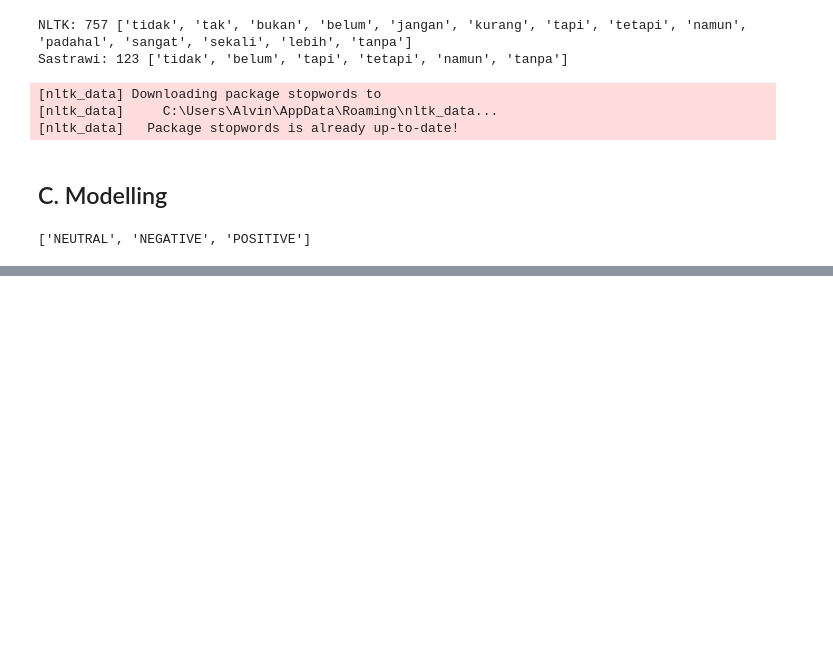
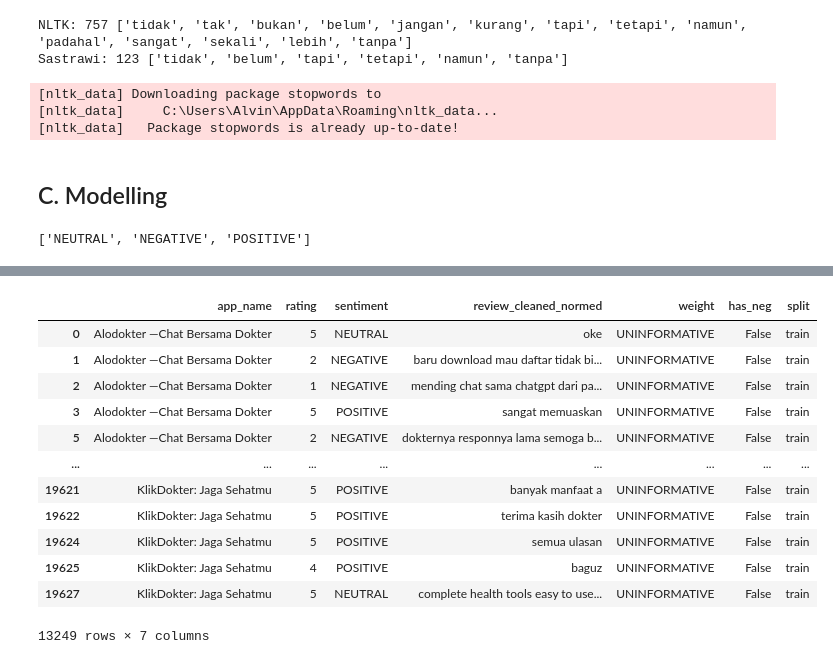
Before and after one commit to AlvinWjy25/telemedicine-sentiment-analysis-MTL, a Jupyter notebook: notebook/EDA.ipynb, the cells around one changed output, grey strips where cells are left out. Cells and saved outputs as stored; diff of their text form; code cells hidden in the pictures; blank space fills up the shorter version.

```diff
--- a/notebook/EDA.ipynb
+++ b/notebook/EDA.ipynb
@@ -780,0 +1090,16 @@ Name: count, dtype: int64
+# %%
+train_df
+# %% [output]
+|  | app_name | rating | sentiment | review_cleaned_normed | weight | has_neg | split |
+| 0 | Alodokter —Chat Bersama Dokter | 5 | NEUTRAL | oke | UNINFORMATIVE | False | train |
+| 1 | Alodokter —Chat Bersama Dokter | 2 | NEGATIVE | baru download mau daftar tidak bi... | UNINFORMATIVE | False | train |
+| 2 | Alodokter —Chat Bersama Dokter | 1 | NEGATIVE | mending chat sama chatgpt dari pa... | UNINFORMATIVE | False | train |
+| 3 | Alodokter —Chat Bersama Dokter | 5 | POSITIVE | sangat memuaskan | UNINFORMATIVE | False | train |
+| 5 | Alodokter —Chat Bersama Dokter | 2 | NEGATIVE | dokternya responnya lama semoga b... | UNINFORMATIVE | False | train |
+| ... | ... | ... | ... | ... | ... | ... | ... |
+| 19621 | KlikDokter: Jaga Sehatmu | 5 | POSITIVE | banyak manfaat a | UNINFORMATIVE | False | train |
+| 19622 | KlikDokter: Jaga Sehatmu | 5 | POSITIVE | terima kasih dokter | UNINFORMATIVE | False | train |
+| 19624 | KlikDokter: Jaga Sehatmu | 5 | POSITIVE | semua ulasan | UNINFORMATIVE | False | train |
+| 19625 | KlikDokter: Jaga Sehatmu | 4 | POSITIVE | baguz | UNINFORMATIVE | False | train |
+| 19627 | KlikDokter: Jaga Sehatmu | 5 | NEUTRAL | complete health tools easy to use... | UNINFORMATIVE | False | train |
+13249 rows × 7 columns
```
Also changed, not shown: parts of 16 cells of this notebook.
